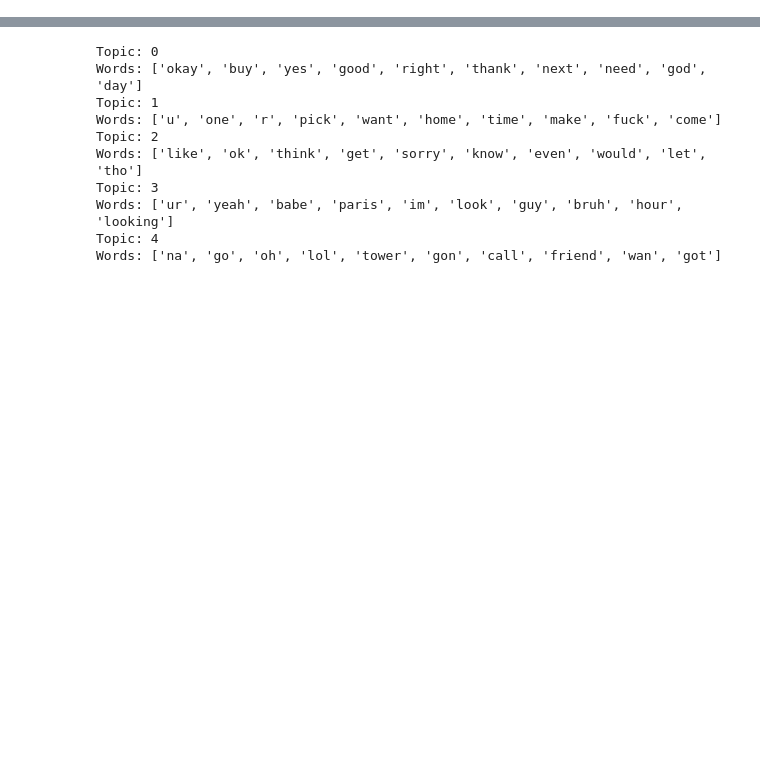
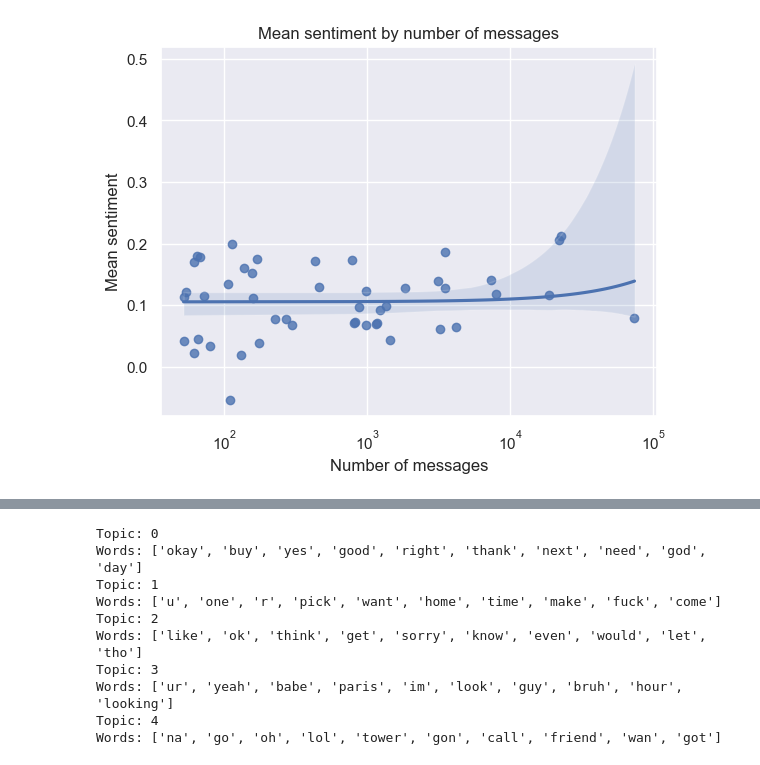
Before and after one commit to rustom/message-analysis, a Jupyter notebook: exploration.ipynb, the cells around one changed output, grey strips where cells are left out. Saved outputs shown, nothing was run; the diff lists cells and outputs as text; code cells hidden in the pictures; blank space fills up the shorter version.

```diff
--- a/exploration.ipynb
+++ b/exploration.ipynb
@@ -71,0 +175,9 @@ data = data.dropna()
+# %%
+sns.regplot(x='num_messages', y='mean_compound_sentiment', data=name_groupby)
+plt.xscale('log')
+plt.xlabel('Number of messages')
+plt.ylabel('Mean sentiment')
+plt.title('Mean sentiment by number of messages')
+plt.show()
+# %% [output]
+[figure, added]
```
Also changed, not shown: parts of 45 cells of this notebook, 2 other files.
